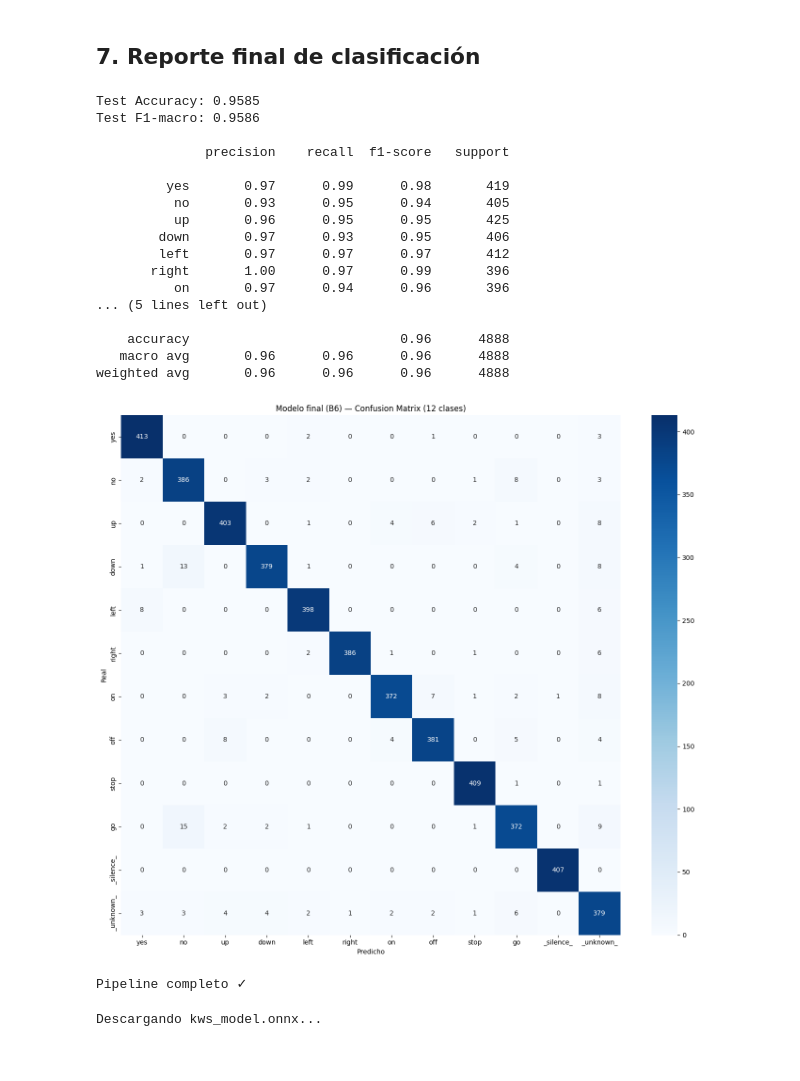
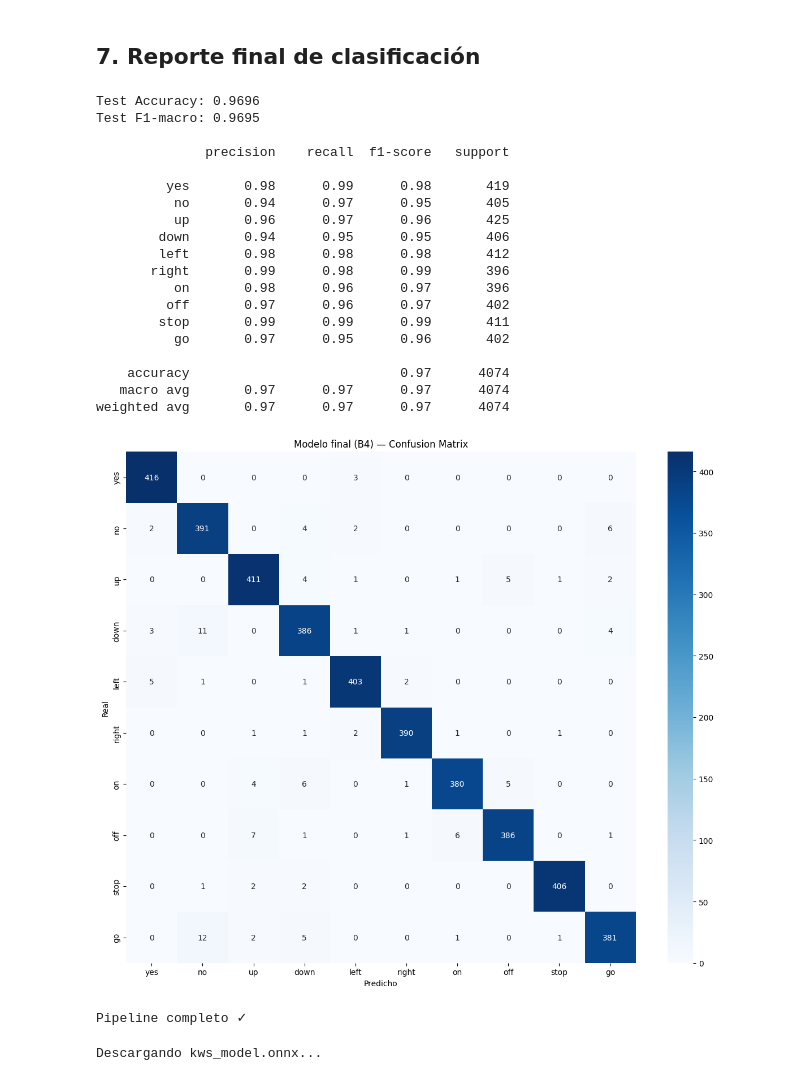
Before and after one commit to AllanDBB/voice-command-ai, a Jupyter notebook: training/notebook.ipynb, the cells around one changed output. Saved outputs shown, nothing was run; the diff lists cells and outputs as text; code cells hidden in the pictures.

```diff
--- a/training/notebook.ipynb
+++ b/training/notebook.ipynb
@@ -114,40 +108,26 @@ def to_spectrogram(waveform):
     spec = mel_transform(waveform)  # [1, 64, 101]
     return spec
 
-# ── Estadísticas de normalización ───────────────────────────────────────────
-# Calculadas sobre todas las clases (comandos + silencio + desconocido)
-# para que la normalización sea representativa del input real de producción.
-def compute_norm_stats(n_samples=2000):
-    """Muestrea n_samples espectrogramas del set de entrenamiento (todas las clases)."""
+# Calcular estadísticas de normalización en el set de entrenamiento
+def compute_norm_stats(dataset, n_samples=2000):
     specs = []
-    raw = torchaudio.datasets.SPEECHCOMMANDS('data/', subset='training')
-    indices = random.sample(range(len(raw)), min(n_samples, len(raw)))
+    indices = random.sample(range(len(dataset)), min(n_samples, len(dataset)))
     for i in indices:
-        waveform, sr, label, *_ = raw[i]
-        spec = to_spectrogram(waveform)
-        specs.append(spec)
-
-    # Añadir algunos clips de ruido de fondo para representar _silence_
-    noise_dir = DATA_DIR / '_background_noise_'
-    if noise_dir.exists():
-        for nf in list(noise_dir.glob('*.wav'))[:4]:
-            waveform, sr = torchaudio.load(nf)
-            if sr != SAMPLE_RATE:
-                waveform = torchaudio.functional.resample(waveform, sr, SAMPLE_RATE)
-            for _ in range(50):
-                start = random.randint(0, max(0, waveform.shape[-1] - TARGET_LEN))
-                clip = waveform[..., start:start + TARGET_LEN]
-                specs.append(to_spectrogram(clip))
-
+        waveform, sr, label, *_ = dataset[i]
+        if label in TARGET_CLASSES:
+            spec = to_spectrogram(waveform)
+            specs.append(spec)
     data = torch.stack(specs)
     mean = data.mean().item()
-    std  = data.std().item()
+    std = data.std().item()
     return mean, std
 
 print('Calculando estadísticas de normalización...')
-NORM_MEAN, NORM_STD = compute_norm_stats(n_samples=2000)
+train_dataset_raw = torchaudio.datasets.SPEECHCOMMANDS('data/', subset='training')
+NORM_MEAN, NORM_STD = compute_norm_stats(train_dataset_raw)
 print(f'mean={NORM_MEAN:.4f}, std={NORM_STD:.4f}')
 
+# Guardar norm_stats.json (en Colab queda en /content/norm_stats.json)
 with open('norm_stats.json', 'w') as f:
     json.dump({'mean': NORM_MEAN, 'std': NORM_STD}, f, indent=2)
 print('norm_stats.json guardado.')
@@ -669,44 +635,46 @@ Validación numérica (100 muestras):
 # %%
 best_model.to(DEVICE)
 _, test_acc, test_f1, test_preds, test_labels = eval_epoch(best_model, test_loader, nn.CrossEntropyLoss())
 
 print(f'Test Accuracy: {test_acc:.4f}')
 print(f'Test F1-macro: {test_f1:.4f}')
 print()
 print(classification_report(test_labels, test_preds, target_names=TARGET_CLASSES))
 
-# Confusion matrix final (12×12)
+# Confusion matrix final
 cm = confusion_matrix(test_labels, test_preds)
-fig, ax = plt.subplots(figsize=(14, 12))
+fig, ax = plt.subplots(figsize=(12, 10))
 sns.heatmap(cm, annot=True, fmt='d',
             xticklabels=TARGET_CLASSES, yticklabels=TARGET_CLASSES,
             cmap='Blues', ax=ax)
 ax.set_xlabel('Predicho')
 ax.set_ylabel('Real')
-ax.set_title(f'Modelo final ({best_run}) — Confusion Matrix (12 clases)')
+ax.set_title(f'Modelo final ({best_run}) — Confusion Matrix')
 plt.tight_layout()
 plt.savefig('confusion_matrix_final.png', dpi=150)
 plt.show()
 print('Pipeline completo ✓')
 # %% [output]
-Test Accuracy: 0.9585
-Test F1-macro: 0.9586
+Test Accuracy: 0.9696
+Test F1-macro: 0.9695
 
               precision    recall  f1-score   support
 
-         yes       0.97      0.99      0.98       419
-          no       0.93      0.95      0.94       405
-          up       0.96      0.95      0.95       425
-        down       0.97      0.93      0.95       406
-        left       0.97      0.97      0.97       412
-       right       1.00      0.97      0.99       396
-          on       0.97      0.94      0.96       396
-... (5 lines left out)
+         yes       0.98      0.99      0.98       419
+          no       0.94      0.97      0.95       405
+          up       0.96      0.97      0.96       425
+        down       0.94      0.95      0.95       406
+        left       0.98      0.98      0.98       412
+       right       0.99      0.98      0.99       396
+          on       0.98      0.96      0.97       396
+         off       0.97      0.96      0.97       402
+        stop       0.99      0.99      0.99       411
+          go       0.97      0.95      0.96       402
 
-    accuracy                           0.96      4888
-   macro avg       0.96      0.96      0.96      4888
-weighted avg       0.96      0.96      0.96      4888
+    accuracy                           0.97      4074
+   macro avg       0.97      0.97      0.97      4074
+weighted avg       0.97      0.97      0.97      4074
-[figure, old version]
+[figure, new version]
 Pipeline completo ✓
 # %%
 # ── Descargar archivos desde Colab ──────────────────────────────────────────
```
Also changed, not shown: parts of 13 cells of this notebook, 19 other files.
